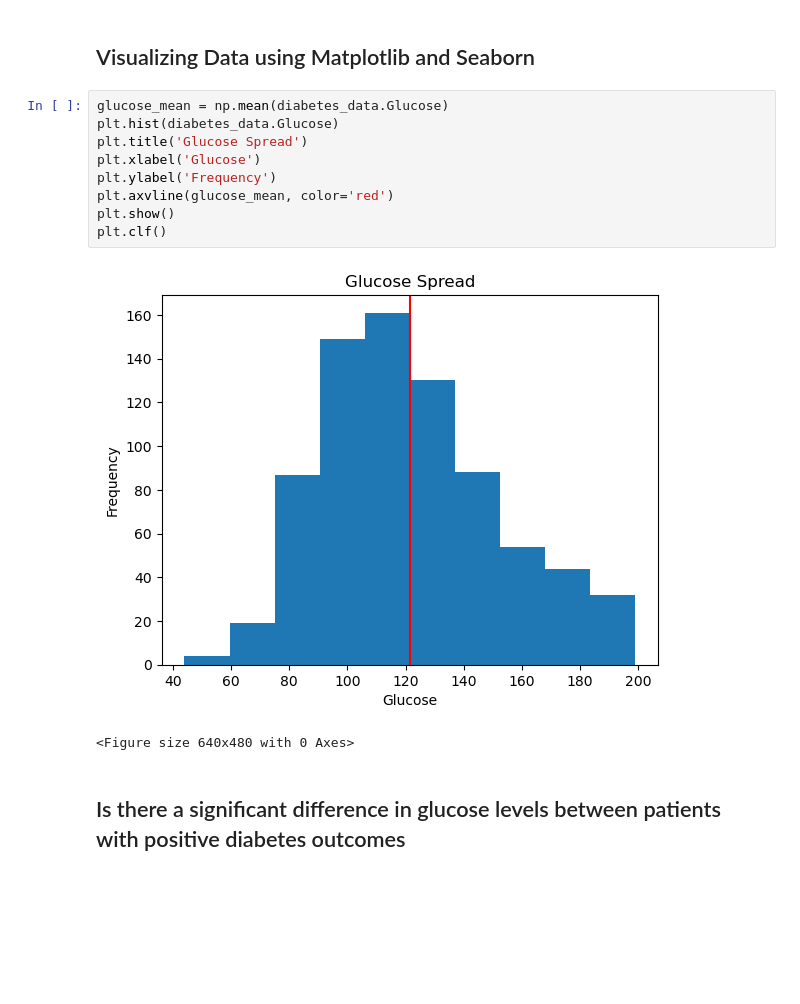
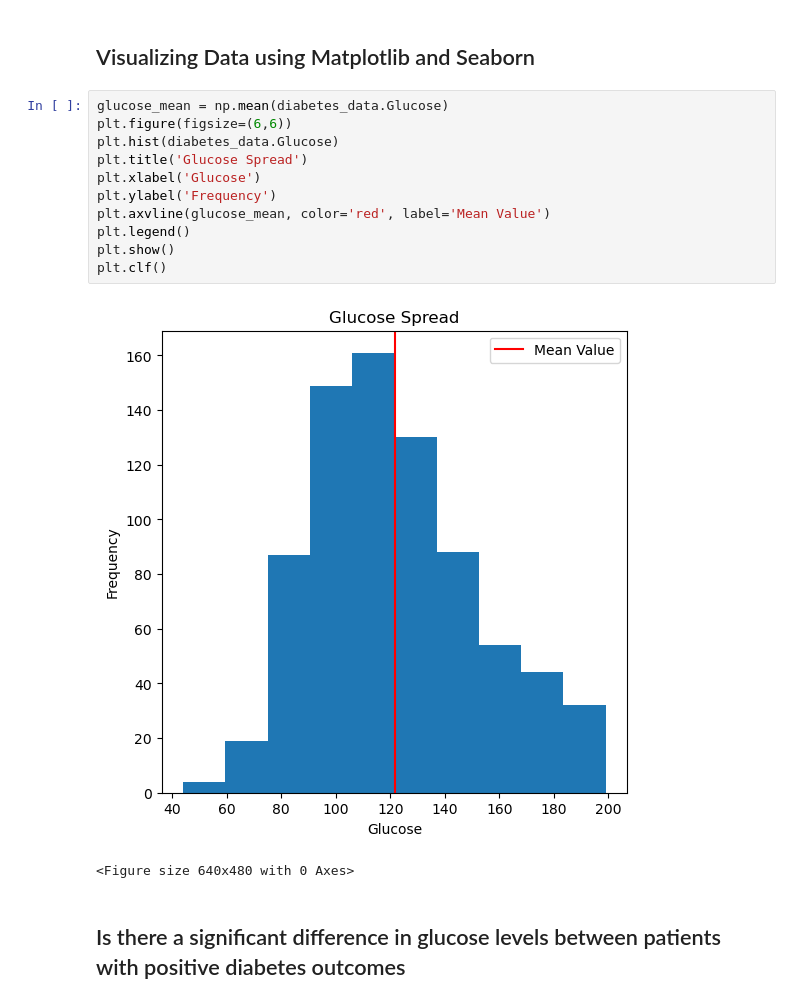
Before and after one commit to willbaird22/Diabetes_EDA, a Jupyter notebook: EDA Diagnosing Diabetes.ipynb, the cells around one changed output. Cells and saved outputs as stored; diff of their text form; blank space fills up the shorter version.

```diff
--- a/EDA Diagnosing Diabetes.ipynb
+++ b/EDA Diagnosing Diabetes.ipynb
@@ -223,15 +223,17 @@ diabetes_data.head(20)
 ## Visualizing Data using Matplotlib and Seaborn
 # %%
 glucose_mean = np.mean(diabetes_data.Glucose)
+plt.figure(figsize=(6,6))
 plt.hist(diabetes_data.Glucose)
 plt.title('Glucose Spread')
 plt.xlabel('Glucose')
 plt.ylabel('Frequency')
-plt.axvline(glucose_mean, color='red')
+plt.axvline(glucose_mean, color='red', label='Mean Value')
+plt.legend()
 plt.show()
 plt.clf()
 # %% [output]
-[figure, old version]
+[figure, new version]
 <Figure size 640x480 with 0 Axes>
 # %% [markdown]
 ## Is there a significant difference in glucose levels between patients with positive diabetes outcomes
```
